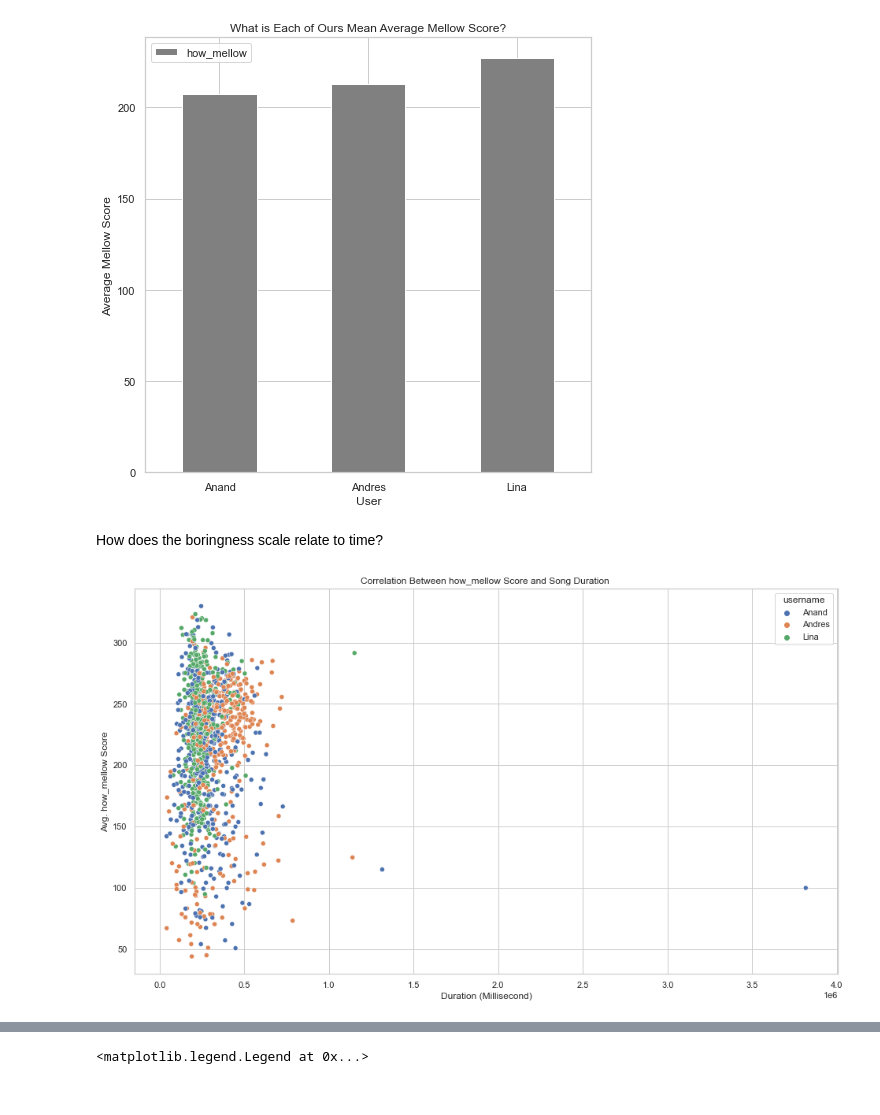
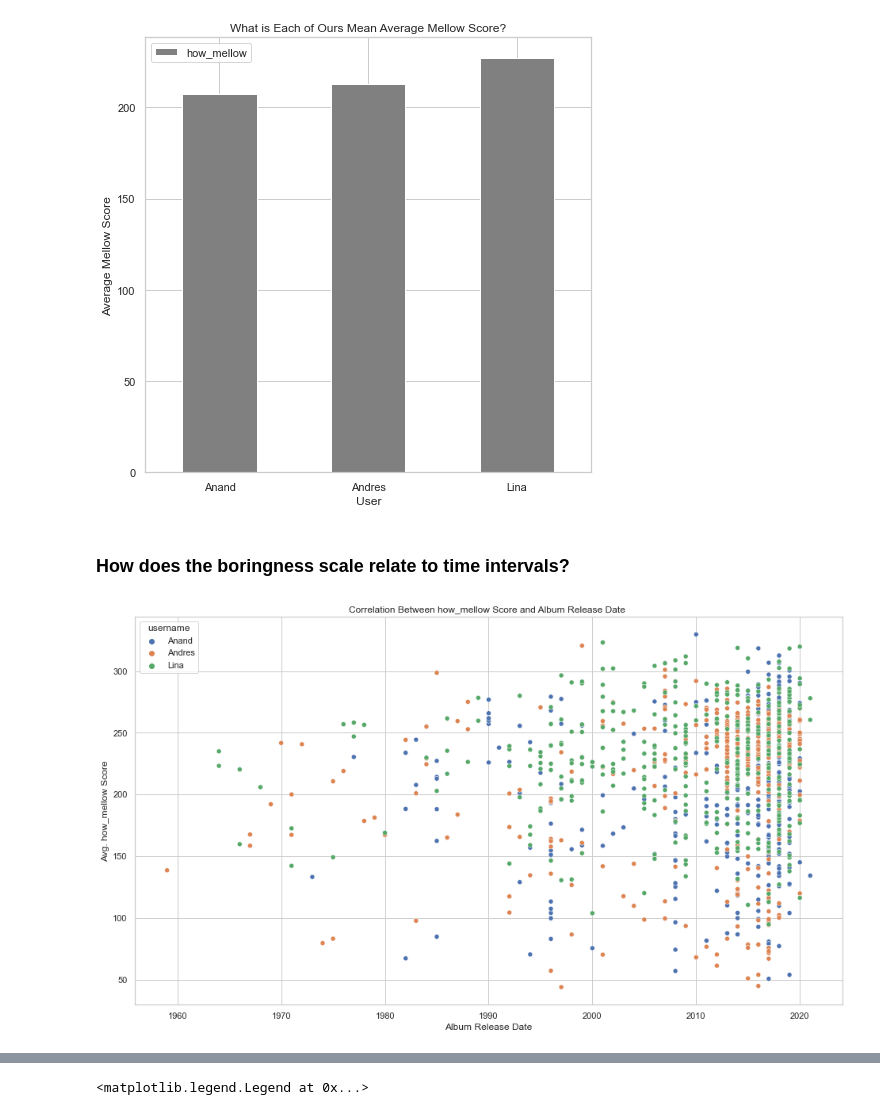
Before and after one commit to Anand-Patel-95/Pitchfork-Music-Recommender-Spotify, a Jupyter notebook: plots/Project2_EDA.ipynb, the cells around one changed output, grey strips where cells are left out. Saved outputs shown, nothing was run; the diff lists cells and outputs as text; code cells hidden in the pictures.

```diff
--- a/plots/Project2_EDA.ipynb
+++ b/plots/Project2_EDA.ipynb
@@ -249,15 +250,27 @@ plt.show()
 # %% [output]
 [figure]
 # %% [markdown]
-How does the boringness scale relate to time?
+### How does the boringness scale relate to time intervals?
+# %%
+df['album_release_date'] = pd.to_datetime(df['album_release_date'], infer_datetime_format=True)
+df['album_release_year'] = pd.DatetimeIndex(df['album_release_date']).year
 # %%
 # create a df for correlation analysis
-how_mellow_df = df.groupby(['uri', 'username','duration_ms'])['how_mellow'].mean().reset_index()
+
+how_mellow_df = df.groupby(['username','uri','album_release_year'])['how_mellow'].mean().reset_index()
+
+how_mellow_df['logarithm'] = np.log2(how_mellow_df['how_mellow'])
+
+# song_count = df.groupby(['uri, username', 'album_release_year'])['uri'].count()
+
+# corr_df = pd.merge(how_mellow_df, song_count, on=['uri','username'], how='inner')
+
+how_mellow_df
 
 plt.figure(figsize=(16,9))
-mellow_corr = sns.scatterplot(x='duration_ms', y='how_mellow', hue='username', data=how_mellow_df);
-mellow_corr.set_title('Correlation Between how_mellow Score and Song Duration ');
-mellow_corr.set_xlabel('Duration (Millisecond)');
+mellow_corr = sns.scatterplot(x='album_release_year', y='how_mellow', hue='username', data=how_mellow_df);
+mellow_corr.set_title('Correlation Between how_mellow Score and Album Release Date ');
+mellow_corr.set_xlabel('Album Release Date');
 mellow_corr.set_ylabel('Avg. how_mellow Score');
 # %% [output]
-[figure, old version]
+[figure, new version]
```
Also changed, not shown: parts of 11 cells of this notebook.
